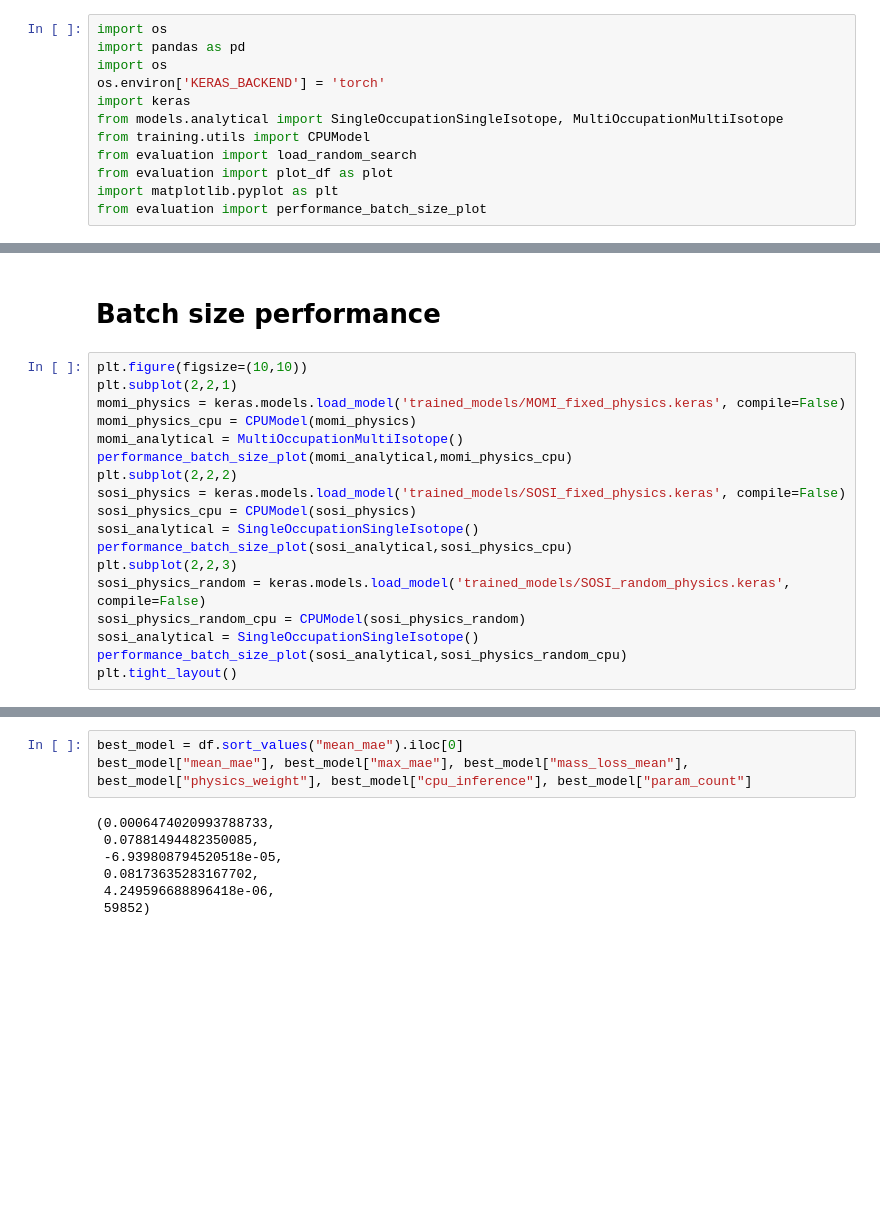
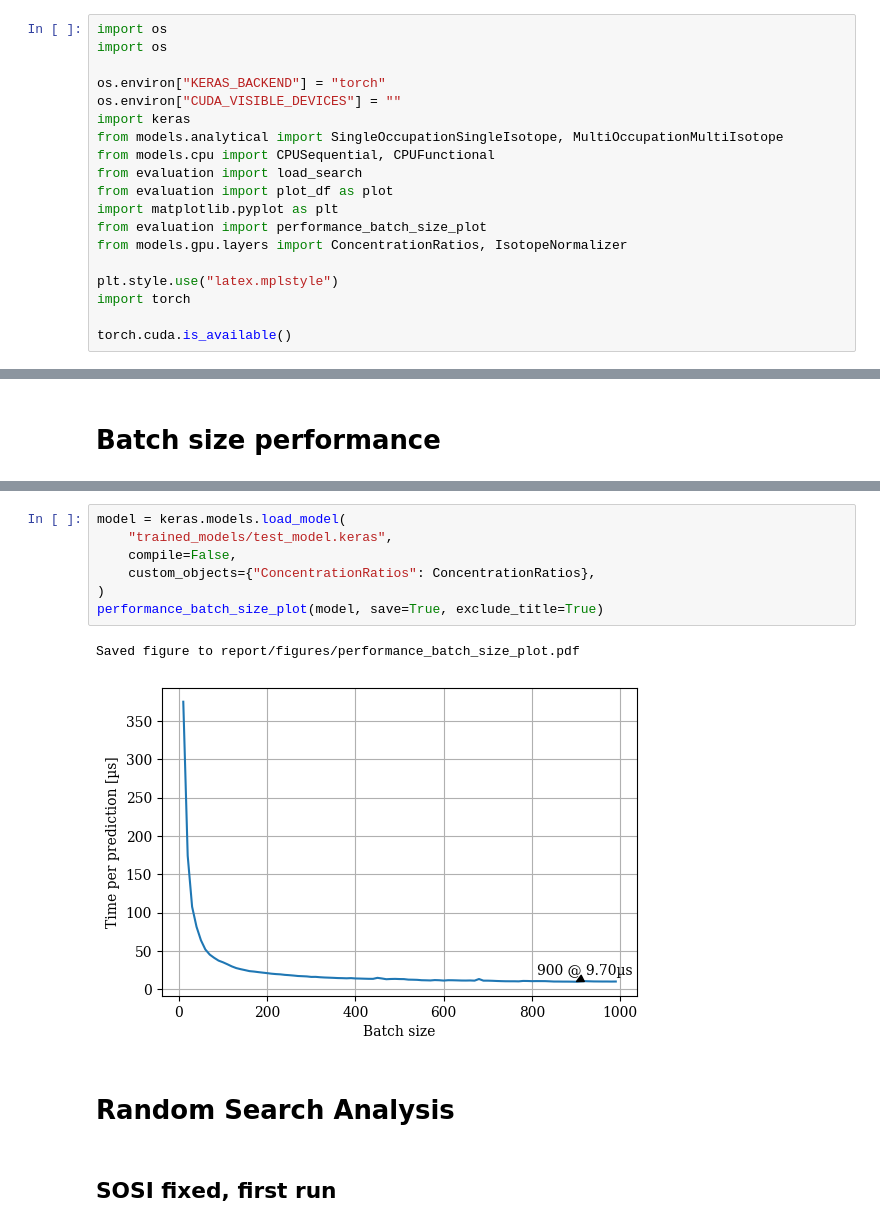
Before and after one commit to Davidxdydz/TrapDiffusion, a Jupyter notebook: Evaluation.ipynb, the cells around one changed output, grey strips where cells are left out. Cells and saved outputs as stored; diff of their text form; blank space fills up the shorter version.

Commit message:
evaluate mimo searches

```diff
--- a/Evaluation.ipynb
+++ b/Evaluation.ipynb
@@ -5,14 +5,21 @@
 %autoreload 2
 # %%
 import os
-import pandas as pd
 import os
-os.environ['KERAS_BACKEND'] = 'torch'
+
+os.environ["KERAS_BACKEND"] = "torch"
+os.environ["CUDA_VISIBLE_DEVICES"] = ""
 import keras
 from models.analytical import SingleOccupationSingleIsotope, MultiOccupationMultiIsotope
-from training.utils import CPUModel
-from evaluation import load_random_search
+from models.cpu import CPUSequential, CPUFunctional
+from evaluation import load_search
 from evaluation import plot_df as plot
 import matplotlib.pyplot as plt
 from evaluation import performance_batch_size_plot
+from models.gpu.layers import ConcentrationRatios, IsotopeNormalizer
+
+plt.style.use("latex.mplstyle")
+import torch
+
+torch.cuda.is_available()
 # %% [output]
@@ -20,20 +27,2 @@ Using PyTorch backend.
 # %% [markdown]
 # Batch size performance
-# %%
-plt.figure(figsize=(10,10))
-plt.subplot(2,2,1)
-momi_physics = keras.models.load_model('trained_models/MOMI_fixed_physics.keras', compile=False)
-momi_physics_cpu = CPUModel(momi_physics)
-momi_analytical = MultiOccupationMultiIsotope()
-performance_batch_size_plot(momi_analytical,momi_physics_cpu)
-plt.subplot(2,2,2)
-sosi_physics = keras.models.load_model('trained_models/SOSI_fixed_physics.keras', compile=False)
-sosi_physics_cpu = CPUModel(sosi_physics)
-sosi_analytical = SingleOccupationSingleIsotope()
-performance_batch_size_plot(sosi_analytical,sosi_physics_cpu)
-plt.subplot(2,2,3)
-sosi_physics_random = keras.models.load_model('trained_models/SOSI_random_physics.keras', compile=False)
-sosi_physics_random_cpu = CPUModel(sosi_physics_random)
-sosi_analytical = SingleOccupationSingleIsotope()
-performance_batch_size_plot(sosi_analytical,sosi_physics_random_cpu)
-plt.tight_layout()
@@ -96,10 +29,14 @@ plot(df, "param_count", "mean_mae", "epochs", logy=True)
-# %%
-best_model = df.sort_values("mean_mae").iloc[0]
-best_model["mean_mae"], best_model["max_mae"], best_model["mass_loss_mean"], best_model["physics_weight"], best_model["cpu_inference"], best_model["param_count"]
-# %% [output]
-(0.0006474020993788733,
- 0.07881494482350085,
- -6.939808794520518e-05,
- 0.08173635283167702,
- 4.249596688896418e-06,
- 59852)
+# %%
+model = keras.models.load_model(
+    "trained_models/test_model.keras",
+    compile=False,
+    custom_objects={"ConcentrationRatios": ConcentrationRatios},
+)
+performance_batch_size_plot(model, save=True, exclude_title=True)
+# %% [output]
+Saved figure to report/figures/performance_batch_size_plot.pdf
+[figure, added]
+# %% [markdown]
+# Random Search Analysis
+# %% [markdown]
+## SOSI fixed, first run
```
Also changed, not shown: parts of 34 cells of this notebook.
